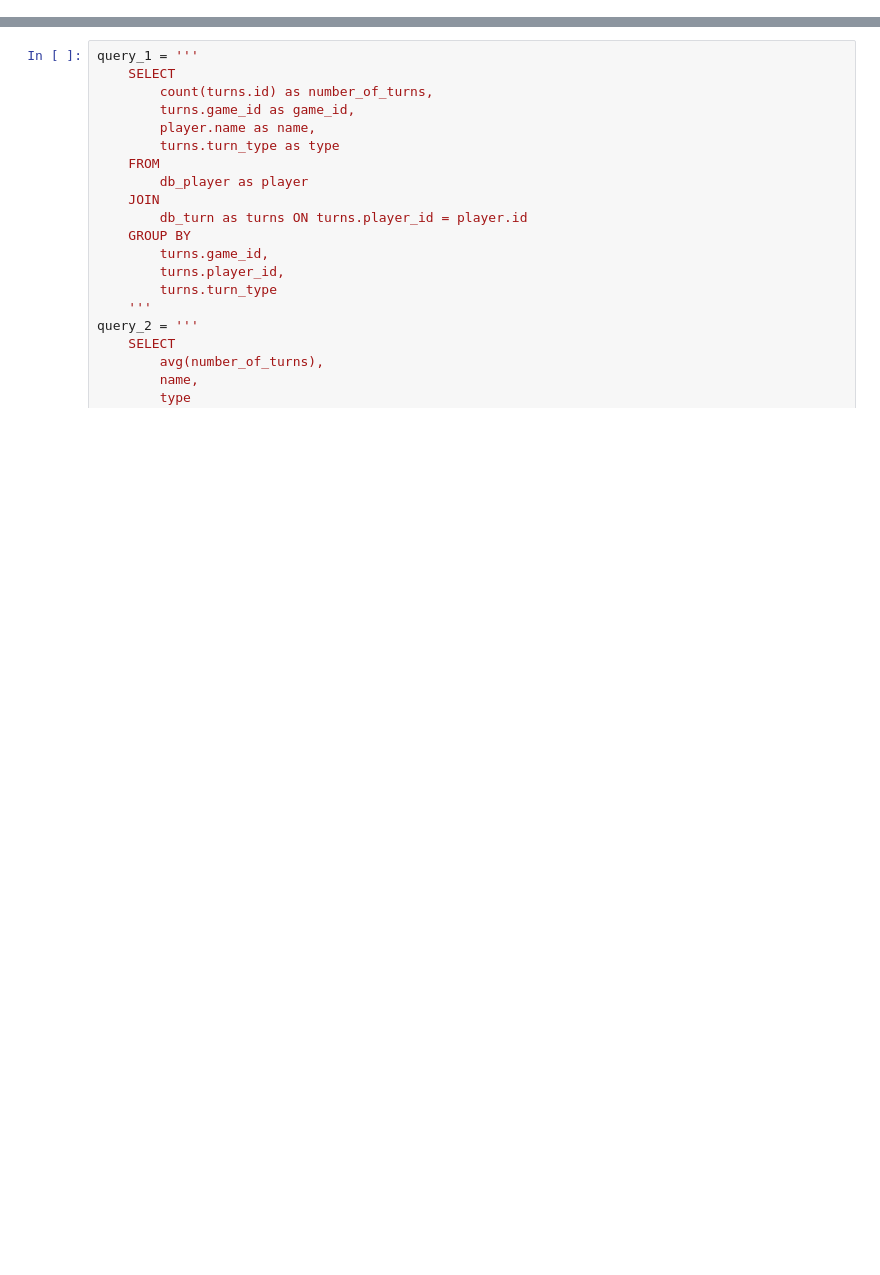
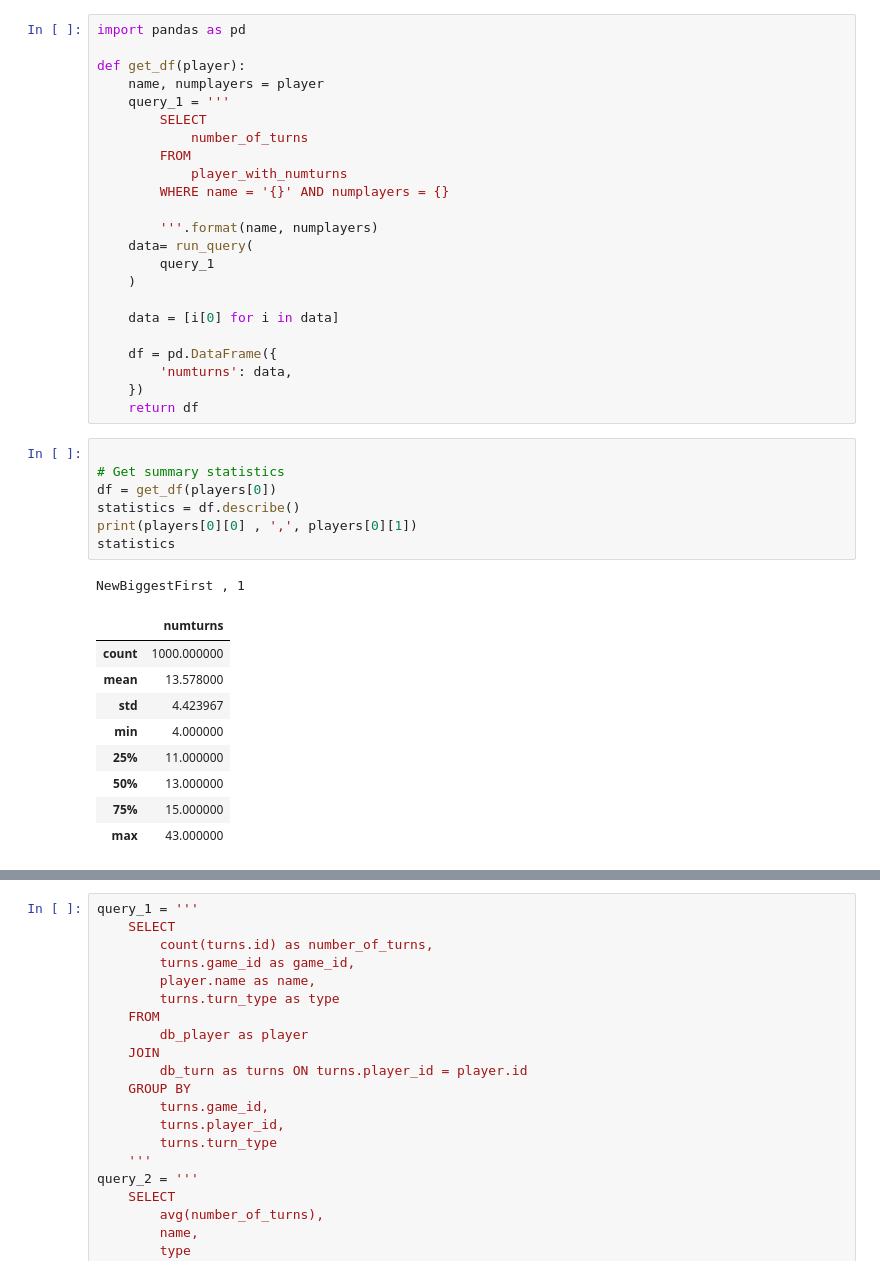
Before and after one commit to P-Hicks/SeniorResearchProject, a Jupyter notebook: data.ipynb, the cells around one changed output, grey strips where cells are left out. Saved outputs shown, nothing was run; the diff lists cells and outputs as text; blank space fills up the shorter version.

```diff
--- a/data.ipynb
+++ b/data.ipynb
@@ -116,0 +185,41 @@ make_graph_for(players[2])
+# %%
+import pandas as pd
+
+def get_df(player):
+    name, numplayers = player
+    query_1 = '''
+        SELECT
+            number_of_turns
+        FROM
+            player_with_numturns
+        WHERE name = '{}' AND numplayers = {}
+
+        '''.format(name, numplayers)
+    data= run_query(
+        query_1
+    )
+
+    data = [i[0] for i in data]
+
+    df = pd.DataFrame({
+        'numturns': data,
+    })
+    return df
+# %%
+
+# Get summary statistics
+df = get_df(players[0])
+statistics = df.describe()
+print(players[0][0] , ',', players[0][1])
+statistics
+# %% [output]
+NewBiggestFirst , 1
+|  | numturns |
+| count | 1000.000000 |
+| mean | 13.578000 |
+| std | 4.423967 |
+| min | 4.000000 |
+| 25% | 11.000000 |
+| 50% | 13.000000 |
+| 75% | 15.000000 |
+| max | 43.000000 |
```
Also changed, not shown: parts of 16 cells of this notebook, 6 other files.
